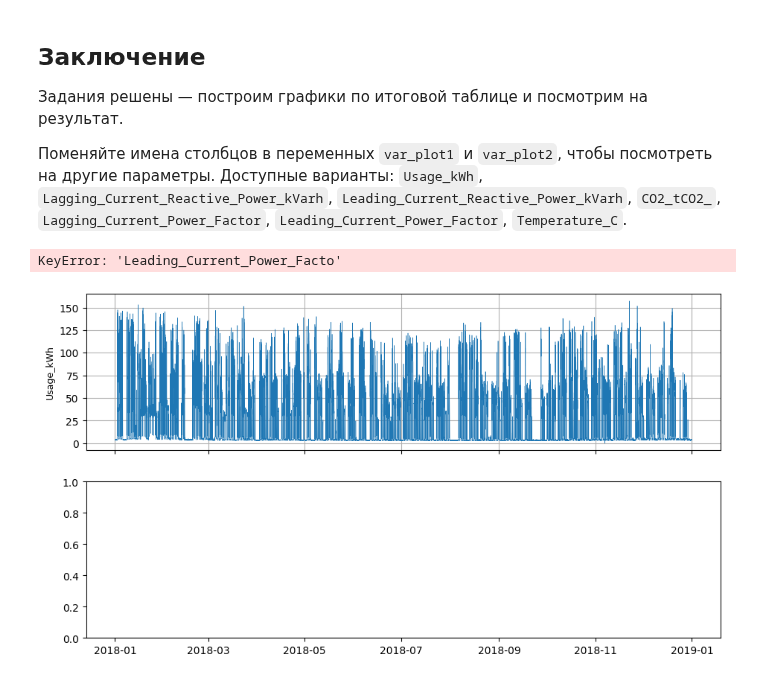
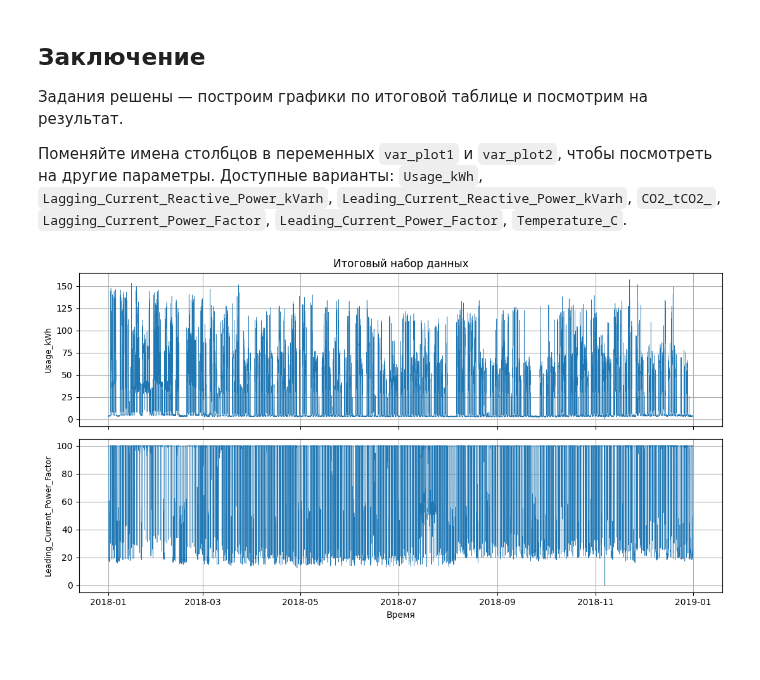
Before and after one commit to LUKIN4392-LETI/TIPiS-Homework_LUKIN4392, a Jupyter notebook: типис 1 дз.ipynb, the cells around one changed output. Drawn from its saved outputs; the diff is of its cells as text; code cells hidden in the pictures; blank space fills up the shorter version.

```diff
--- a/типис 1 дз.ipynb
+++ b/типис 1 дз.ipynb
@@ -261,20 +261,19 @@ check(6, ans)
 `Leading_Current_Power_Factor`, `Temperature_C`.
 # %%
 var_plot1 = "Usage_kWh"
-var_plot2 = "Leading_Current_Power_Facto"
+var_plot2 = "Leading_Current_Power_Factor"
 
 df_energy["DateTime"] = pd.to_datetime(df_energy["date"], format="%d/%m/%Y %H:%M")
 df_plot = df_energy.sort_values("DateTime")
 
 fig, axes = plt.subplots(2, 1, figsize=(11, 6), sharex=True)
 for ax, name in zip(axes, [var_plot1, var_plot2]):
     ax.plot(df_plot["DateTime"], df_plot[name], linewidth=0.4)
     ax.set_ylabel(name, fontsize=9)
     ax.grid(True)
 axes[-1].set_xlabel("Время")
 axes[0].set_title("Итоговый набор данных")
 plt.tight_layout()
 plt.show()
 # %% [output]
-KeyError: 'Leading_Current_Power_Facto'
-[figure, old version]
+[figure, new version]
```
